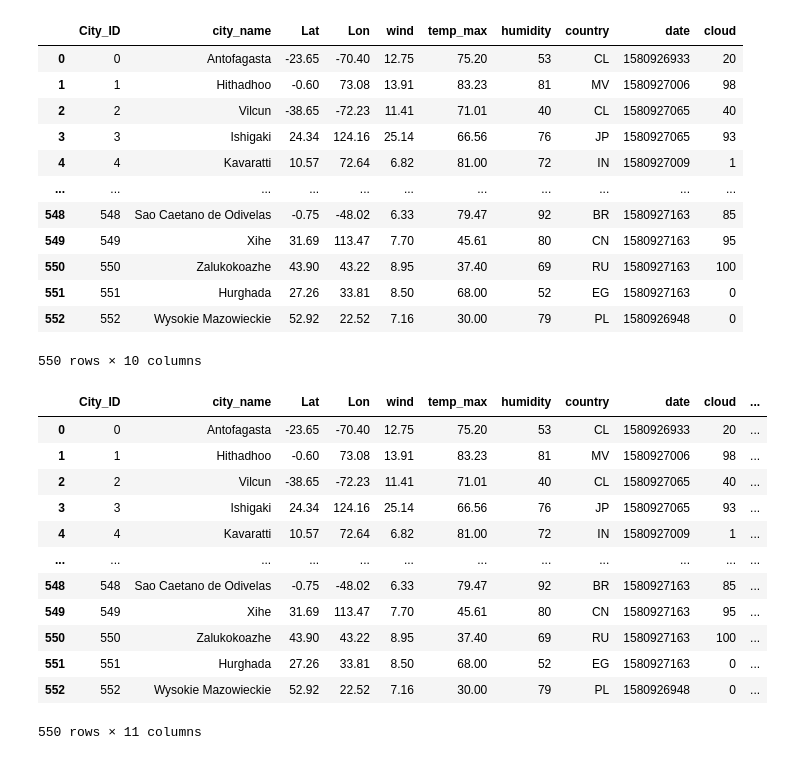
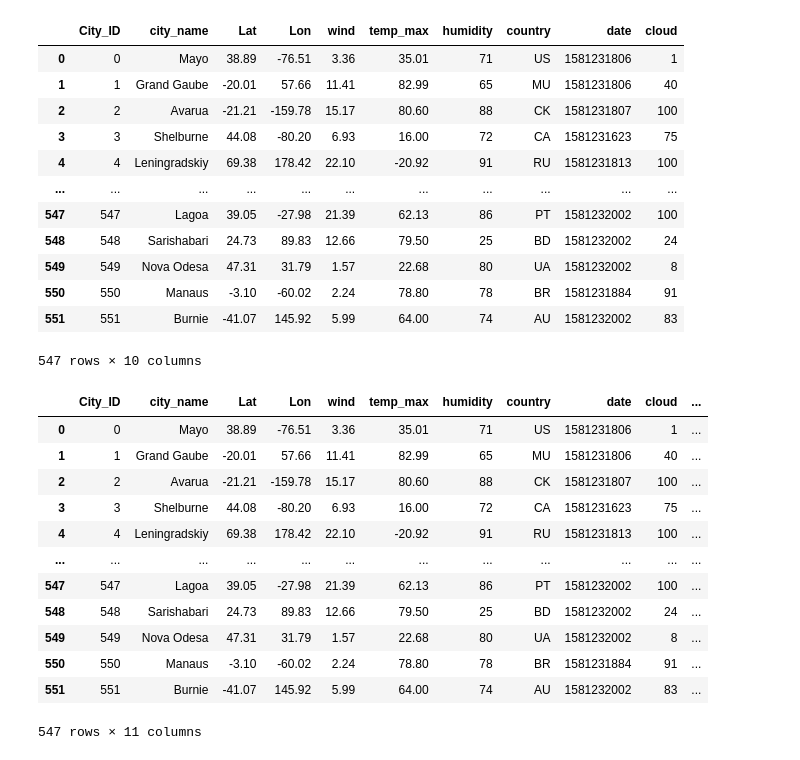
Before and after one commit to mmiller2336/python-api-challenge, a Jupyter notebook: WeatherPyVacationPy/VacationPy.ipynb, the cells around one changed output. Cells and saved outputs as stored; diff of their text form; code cells hidden in the pictures.

```diff
--- a/WeatherPyVacationPy/VacationPy.ipynb
+++ b/WeatherPyVacationPy/VacationPy.ipynb
@@ -86,43 +73,43 @@ cities_nan
 # %%
 # take the NaNs out of cities dataframe
-cities.dropna(inplace=True)
-cities
+city_df.dropna(inplace=True)
+city_df
 # %% [output]
 |  | City_ID | city_name | Lat | Lon | wind | temp_max | humidity | country | date | cloud |
-| 0 | 0 | Antofagasta | -23.65 | -70.40 | 12.75 | 75.20 | 53 | CL | 1580926933 | 20 |
-| 1 | 1 | Hithadhoo | -0.60 | 73.08 | 13.91 | 83.23 | 81 | MV | 1580927006 | 98 |
-| 2 | 2 | Vilcun | -38.65 | -72.23 | 11.41 | 71.01 | 40 | CL | 1580927065 | 40 |
-| 3 | 3 | Ishigaki | 24.34 | 124.16 | 25.14 | 66.56 | 76 | JP | 1580927065 | 93 |
-| 4 | 4 | Kavaratti | 10.57 | 72.64 | 6.82 | 81.00 | 72 | IN | 1580927009 | 1 |
+| 0 | 0 | Mayo | 38.89 | -76.51 | 3.36 | 35.01 | 71 | US | 1581231806 | 1 |
+| 1 | 1 | Grand Gaube | -20.01 | 57.66 | 11.41 | 82.99 | 65 | MU | 1581231806 | 40 |
+| 2 | 2 | Avarua | -21.21 | -159.78 | 15.17 | 80.60 | 88 | CK | 1581231807 | 100 |
+| 3 | 3 | Shelburne | 44.08 | -80.20 | 6.93 | 16.00 | 72 | CA | 1581231623 | 75 |
+| 4 | 4 | Leningradskiy | 69.38 | 178.42 | 22.10 | -20.92 | 91 | RU | 1581231813 | 100 |
 | ... | ... | ... | ... | ... | ... | ... | ... | ... | ... | ... |
-| 548 | 548 | Sao Caetano de Odivelas | -0.75 | -48.02 | 6.33 | 79.47 | 92 | BR | 1580927163 | 85 |
-| 549 | 549 | Xihe | 31.69 | 113.47 | 7.70 | 45.61 | 80 | CN | 1580927163 | 95 |
-| 550 | 550 | Zalukokoazhe | 43.90 | 43.22 | 8.95 | 37.40 | 69 | RU | 1580927163 | 100 |
-| 551 | 551 | Hurghada | 27.26 | 33.81 | 8.50 | 68.00 | 52 | EG | 1580927163 | 0 |
-| 552 | 552 | Wysokie Mazowieckie | 52.92 | 22.52 | 7.16 | 30.00 | 79 | PL | 1580926948 | 0 |
+| 547 | 547 | Lagoa | 39.05 | -27.98 | 21.39 | 62.13 | 86 | PT | 1581232002 | 100 |
+| 548 | 548 | Sarishabari | 24.73 | 89.83 | 12.66 | 79.50 | 25 | BD | 1581232002 | 24 |
+| 549 | 549 | Nova Odesa | 47.31 | 31.79 | 1.57 | 22.68 | 80 | UA | 1581232002 | 8 |
+| 550 | 550 | Manaus | -3.10 | -60.02 | 2.24 | 78.80 | 78 | BR | 1581231884 | 91 |
+| 551 | 551 | Burnie | -41.07 | 145.92 | 5.99 | 64.00 | 74 | AU | 1581232002 | 83 |
-550 rows × 10 columns
+547 rows × 10 columns
 # %%
 # Add a "Hotel Name" column to the DataFrame and call the dataframe hotel_df
 
 # SEE HOTEL NAME IN DF...
 ""
-hotel_df = cities.copy()
+hotel_df = city_df.copy()
 hotel_df["Hotel Name"] = ""
 hotel_df
 # %% [output]
 |  | City_ID | city_name | Lat | Lon | wind | temp_max | humidity | country | date | cloud | ... |
-| 0 | 0 | Antofagasta | -23.65 | -70.40 | 12.75 | 75.20 | 53 | CL | 1580926933 | 20 | ... |
-| 1 | 1 | Hithadhoo | -0.60 | 73.08 | 13.91 | 83.23 | 81 | MV | 1580927006 | 98 | ... |
-| 2 | 2 | Vilcun | -38.65 | -72.23 | 11.41 | 71.01 | 40 | CL | 1580927065 | 40 | ... |
-| 3 | 3 | Ishigaki | 24.34 | 124.16 | 25.14 | 66.56 | 76 | JP | 1580927065 | 93 | ... |
-| 4 | 4 | Kavaratti | 10.57 | 72.64 | 6.82 | 81.00 | 72 | IN | 1580927009 | 1 | ... |
+| 0 | 0 | Mayo | 38.89 | -76.51 | 3.36 | 35.01 | 71 | US | 1581231806 | 1 | ... |
+| 1 | 1 | Grand Gaube | -20.01 | 57.66 | 11.41 | 82.99 | 65 | MU | 1581231806 | 40 | ... |
+| 2 | 2 | Avarua | -21.21 | -159.78 | 15.17 | 80.60 | 88 | CK | 1581231807 | 100 | ... |
+| 3 | 3 | Shelburne | 44.08 | -80.20 | 6.93 | 16.00 | 72 | CA | 1581231623 | 75 | ... |
+| 4 | 4 | Leningradskiy | 69.38 | 178.42 | 22.10 | -20.92 | 91 | RU | 1581231813 | 100 | ... |
 | ... | ... | ... | ... | ... | ... | ... | ... | ... | ... | ... | ... |
-| 548 | 548 | Sao Caetano de Odivelas | -0.75 | -48.02 | 6.33 | 79.47 | 92 | BR | 1580927163 | 85 | ... |
-| 549 | 549 | Xihe | 31.69 | 113.47 | 7.70 | 45.61 | 80 | CN | 1580927163 | 95 | ... |
-| 550 | 550 | Zalukokoazhe | 43.90 | 43.22 | 8.95 | 37.40 | 69 | RU | 1580927163 | 100 | ... |
-| 551 | 551 | Hurghada | 27.26 | 33.81 | 8.50 | 68.00 | 52 | EG | 1580927163 | 0 | ... |
-| 552 | 552 | Wysokie Mazowieckie | 52.92 | 22.52 | 7.16 | 30.00 | 79 | PL | 1580926948 | 0 | ... |
+| 547 | 547 | Lagoa | 39.05 | -27.98 | 21.39 | 62.13 | 86 | PT | 1581232002 | 100 | ... |
+| 548 | 548 | Sarishabari | 24.73 | 89.83 | 12.66 | 79.50 | 25 | BD | 1581232002 | 24 | ... |
+| 549 | 549 | Nova Odesa | 47.31 | 31.79 | 1.57 | 22.68 | 80 | UA | 1581232002 | 8 | ... |
+| 550 | 550 | Manaus | -3.10 | -60.02 | 2.24 | 78.80 | 78 | BR | 1581231884 | 91 | ... |
+| 551 | 551 | Burnie | -41.07 | 145.92 | 5.99 | 64.00 | 74 | AU | 1581232002 | 83 | ... |
-550 rows × 11 columns
+547 rows × 11 columns
 # %%
 # Create new DataFrame fitting weather criteria
 
```
Also changed, not shown: parts of 8 cells of this notebook, 6 other files.
